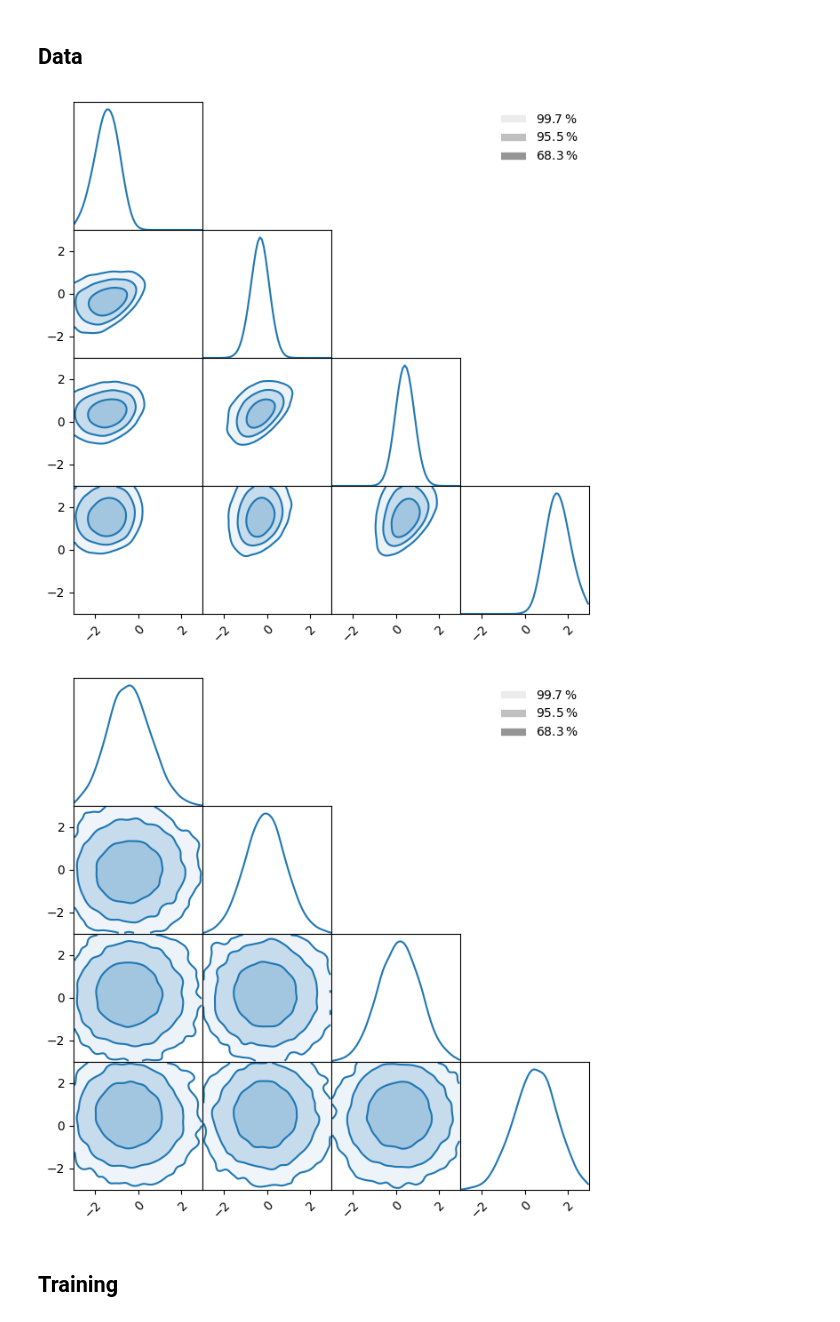
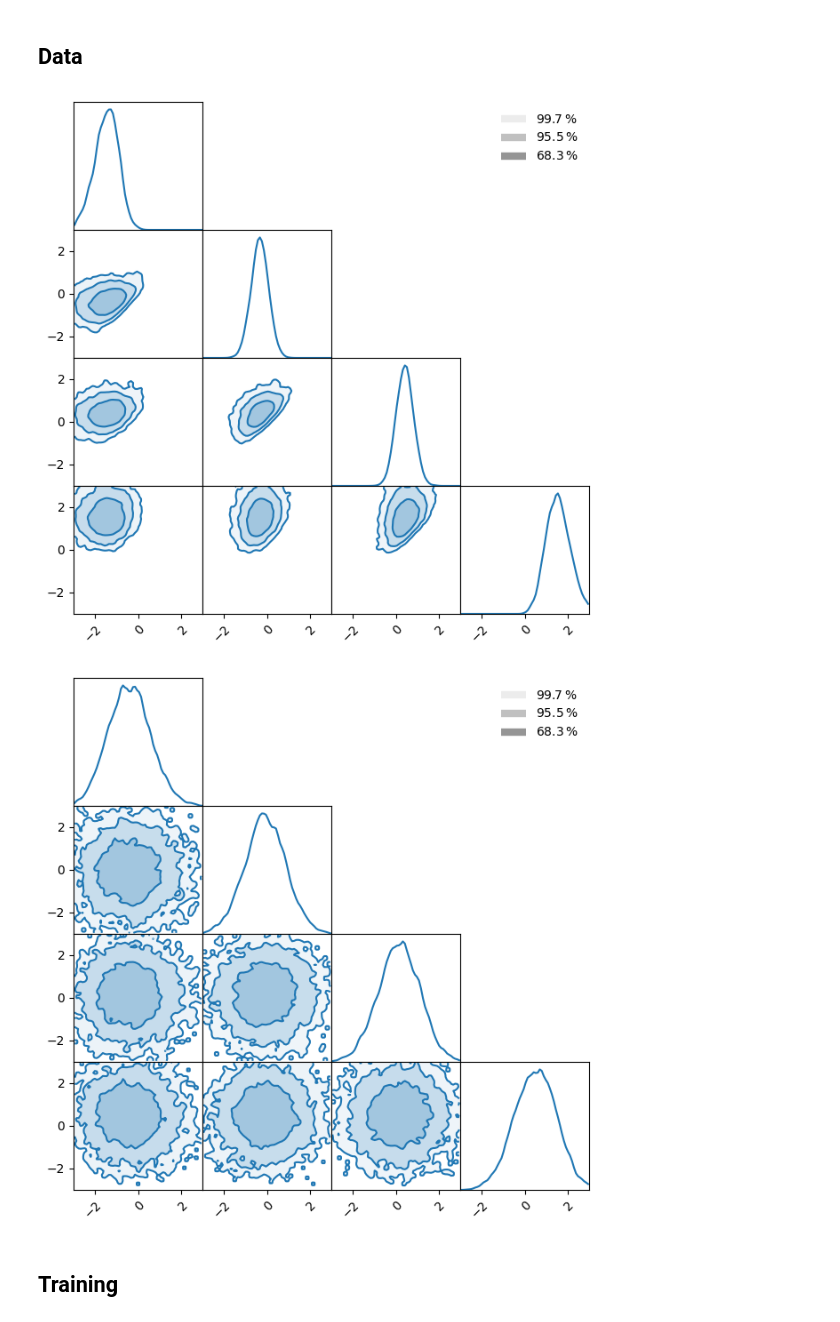
Before and after one commit to francois-rozet/diffusion-priors, a Jupyter notebook: experiments/sorted_linear.ipynb, the cells around one changed output. Cells and saved outputs as stored; diff of their text form; code cells hidden in the pictures.

```diff
--- a/experiments/sorted_linear.ipynb
+++ b/experiments/sorted_linear.ipynb
@@ -13,41 +16,41 @@ from priors.score import *
 # %% [markdown]
 ## Data
 # %%
-domain = -3.0 * torch.ones(10), 3.0 * torch.ones(10)
+rng = PRNG(0)
+n = 8192
 
-def generate(n: int) -> Tensor:
-    return torch.sort(torch.randn(n, 10), dim=-1).values
+domain = -3.0 * jnp.ones(10), 3.0 * jnp.ones(10)
 
-def linear(A: Tensor, x: Tensor):
-    return torch.einsum('...ij,...j->...i', A, x)
+def generate(n: int) -> Array:
+    return jnp.sort(rng.normal((n, 10)), axis=-1)
 
-x = generate(16384).cuda()
-A = torch.randn(16384, 3, 10).cuda() / 10 ** 0.5
-y = torch.normal(linear(A, x), 1e-2)
+def linear(A: Array, x: Array):
+    return jnp.einsum('...ij,...j->...i', A, x)
+
+x = generate(n)
+A = rng.normal((n, 3, 10)) / 10 ** 0.5
+y = linear(A, x) + 1e-2 * rng.normal((n, 3))
 # %%
-fig = corner(x[..., ::3].cpu(), domain=domain, smooth=2)
+fig = corner(x[..., ::3], domain=domain, smooth=1)
 # %% [output]
-[figure, old version]
+[figure, new version]
 # %%
-def sample(model, A, y):
+def sample(model, A, y, key):
     sde = ReverseSDE(
         PosteriorScoreModel(
             model=model,
             y=y,
             A=lambda x: linear(A, x),
             noise=1e-2,
             gamma=1.0,
         )
-    ).cuda()
+    )
 
-    z = torch.randn_like(linear(A.mT, y))
-    x_bis = sde(z, steps=256, corrections=1, tau=0.25)
+    return sde(shape=(n, 10), steps=64, corrections=1, key=key)
 
-    return x_bis
-
-x_bis = sample(StandardScoreModel(), A, y)
-fig = corner(x_bis[..., ::3].cpu(), domain=domain, smooth=2)
+x_bis = sample(StandardScoreModel(), A, y, key=rng.split())
+fig = corner(x_bis[..., ::3], domain=domain, smooth=1)
 # %% [output]
-[figure, old version]
+[figure, new version]
 # %% [markdown]
 ## Training
```
Also changed, not shown: parts of 8 cells of this notebook, 3 other files.
